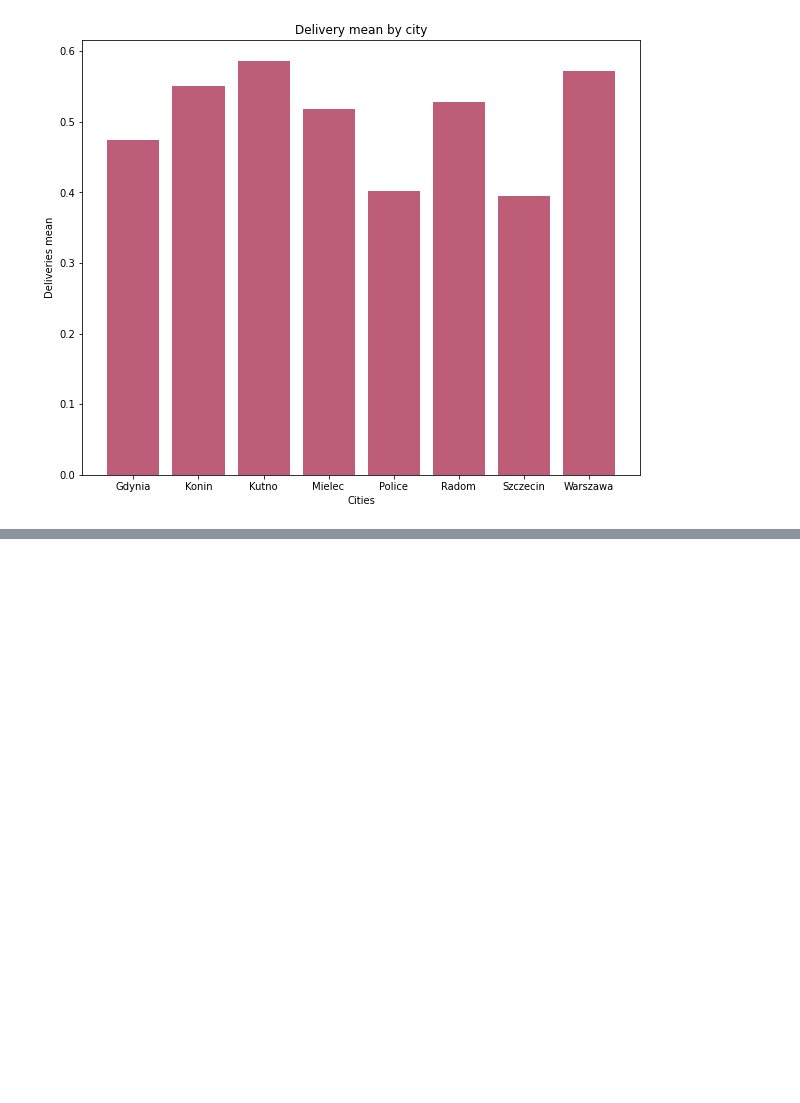
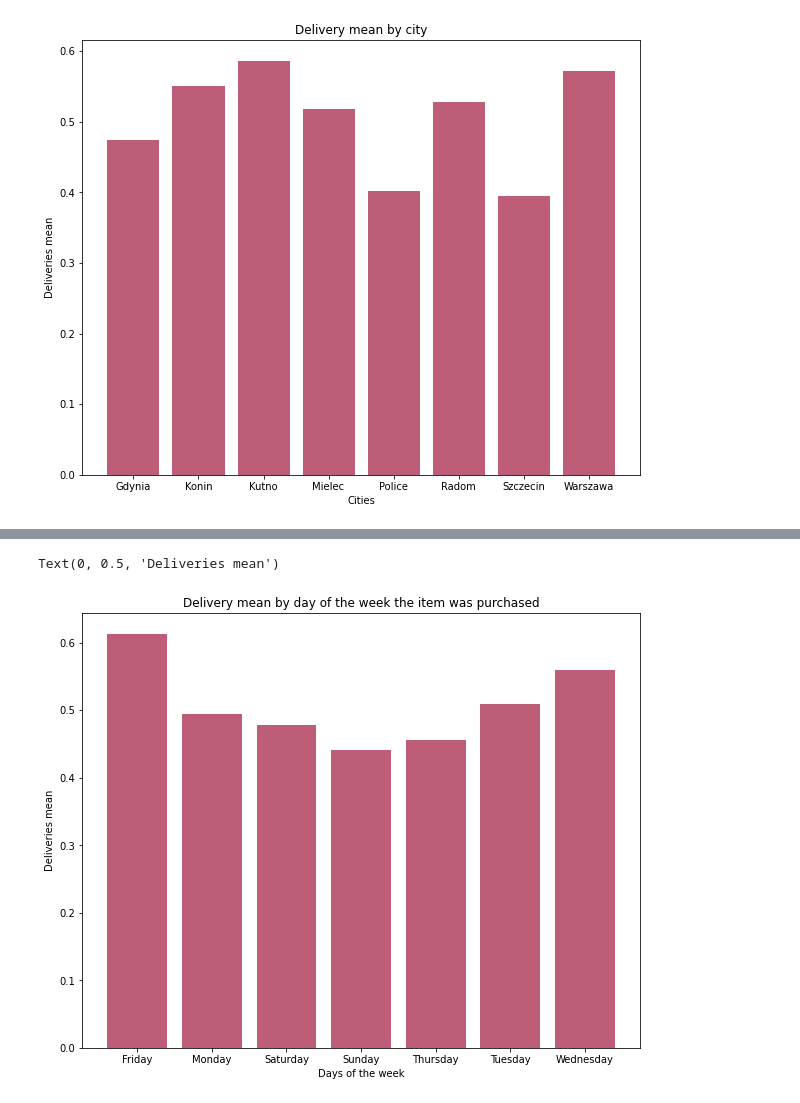
Before and after one commit to Magdahime/IUM_project, a Jupyter notebook: DataVisualization.ipynb, the cells around one changed output, grey strips where cells are left out. Cells and saved outputs as stored; diff of their text form; code cells hidden in the pictures; blank space fills up the shorter version.

```diff
--- a/DataVisualization.ipynb
+++ b/DataVisualization.ipynb
@@ -190,0 +193,17 @@ deliveries_ses_user_prod = deliveries_ses_user.merge(products, on='product_id')
+# %%
+# No simple way to reorder the bars in matplotlib, so we had to use this trick
+# We create an artificial key, by which we will sort dataframe
+weekdays = ['Monday', 'Tuesday', 'Wednesday', 'Thursday', 'Friday', 'Saturday', 'Sunday']
+mapping = {day: i for i, day in enumerate(weekdays)}
+work_df = deliveries_ses_user_prod
+work_df = work_df.groupby('weekday').deltas.mean().reset_index()
+key = work_df['weekday'].map(mapping)
+work_df.iloc[key.argsort()]
+plt.figure(figsize=(10, 8))
+plt.bar(work_df.weekday, work_df.deltas, color='#BE5D77')
+plt.title("Delivery mean by day of the week the item was purchased")
+plt.xlabel("Days of the week")
+plt.ylabel("Deliveries mean")
+# %% [output]
+Text(0, 0.5, 'Deliveries mean')
+[figure, added]
```
Also changed, not shown: parts of 28 cells of this notebook.
